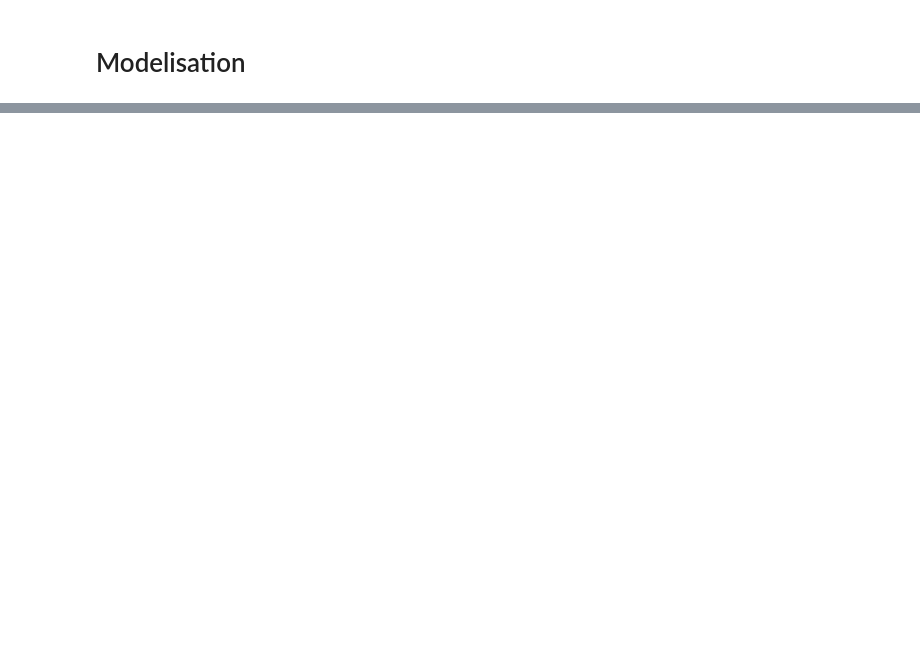
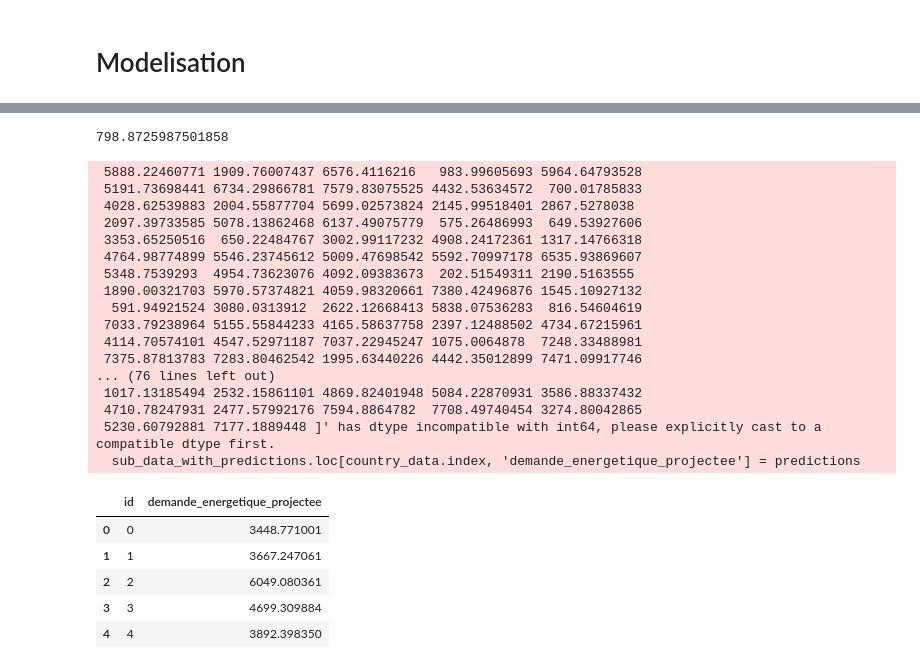
Before and after one commit to SIDIBEMoussa/DataHubNational, a Jupyter notebook: Epreuve_v_3.ipynb, the cells around one changed output, grey strips where cells are left out. Drawn from its saved outputs; the diff is of its cells as text; code cells hidden in the pictures; blank space fills up the shorter version.

```diff
--- a/Epreuve_v_3.ipynb
+++ b/Epreuve_v_3.ipynb
@@ -383,0 +364,2 @@ Modèle sauvegardé sous : lasso_model.joblib
+# %%
+models, rmse_values = train_lasso_by_country(train_data_s, test_data_s)
@@ -383,0 +384,77 @@ Modèle sauvegardé sous : lasso_model.joblib
+# %%
+def rmse_mean(rmse_values):
+    total_rmse = sum(rmse for _, rmse in rmse_values)
+    mean_rmse = total_rmse / len(rmse_values)
+    return mean_rmse
+
+mean_rmse = rmse_mean(rmse_values)
+
+mean_rmse
+# %% [output]
+798.8725987501858
+# %%
+import pandas as pd
+import joblib
+
+def predict_on_sub_data(sub_data, models, name="Lasso"):
+    """
+    Makes predictions on sub_data using the trained models.
+
+    Args:
+        sub_data: DataFrame of data to predict on.
+        models: Dictionary of trained models, indexed by country name.
+        name: The name of the model type (default: "Lasso").
+
+    Returns:
+        A DataFrame with the predictions for sub_data.
+    """
+
+    # Create a copy of sub_data to store predictions
+    sub_data_with_predictions = pd.DataFrame({"id": sub_data.index, "demande_energetique_projectee": 0})
+
+    # Loop through each country and make predictions
+    for country in models.keys():
+        # Filter sub_data for the current country
+        country_data = sub_data[sub_data['country'] == country]
+
+        # Get the model for the current country
+        model = models[country]  # Corrected the truncated variable name
+
+        # Make predictions for the current country's data
+        # Removed 'demande_energetique_projectee' from drop as it's not expected in sub_data
+        X_country = country_data.drop(columns=['country'])  # Features for prediction
+        predictions = model.predict(X_country)
+
+        # Update predictions in sub_data_with_predictions
+        sub_data_with_predictions.loc[country_data.index, 'demande_energetique_projectee'] = predictions
+
+    # Save the predictions to a CSV file after processing all countries
+    sub_data_with_predictions.to_csv(f"{name}_sub_data_with_predictions.csv", index=False)
+
+    return sub_data_with_predictions  # Return only id and predictions
+# %%
+sub_data_with_predictions = predict_on_sub_data(sub_data, models)
+# %% [output]
+ 5888.22460771 1909.76007437 6576.4116216   983.99605693 5964.64793528
+ 5191.73698441 6734.29866781 7579.83075525 4432.53634572  700.01785833
+ 4028.62539883 2004.55877704 5699.02573824 2145.99518401 2867.5278038
+ 2097.39733585 5078.13862468 6137.49075779  575.26486993  649.53927606
+ 3353.65250516  650.22484767 3002.99117232 4908.24172361 1317.14766318
+ 4764.98774899 5546.23745612 5009.47698542 5592.70997178 6535.93869607
+ 5348.7539293  4954.73623076 4092.09383673  202.51549311 2190.5163555
+ 1890.00321703 5970.57374821 4059.98320661 7380.42496876 1545.10927132
+  591.94921524 3080.0313912  2622.12668413 5838.07536283  816.54604619
+ 7033.79238964 5155.55844233 4165.58637758 2397.12488502 4734.67215961
+ 4114.70574101 4547.52971187 7037.22945247 1075.0064878  7248.33488981
+ 7375.87813783 7283.80462542 1995.63440226 4442.35012899 7471.09917746
+... (76 lines left out)
+ 1017.13185494 2532.15861101 4869.82401948 5084.22870931 3586.88337432
+ 4710.78247931 2477.57992176 7594.8864782  7708.49740454 3274.80042865
+ 5230.60792881 7177.1889448 ]' has dtype incompatible with int64, please explicitly cast to a compatible dtype first.
+  sub_data_with_predictions.loc[country_data.index, 'demande_energetique_projectee'] = predictions
+|  | id | demande_energetique_projectee |
+| 0 | 0 | 3448.771001 |
+| 1 | 1 | 3667.247061 |
+| 2 | 2 | 6049.080361 |
+| 3 | 3 | 4699.309884 |
+| 4 | 4 | 3892.398350 |
```
Also changed, not shown: parts of 30 cells of this notebook.
